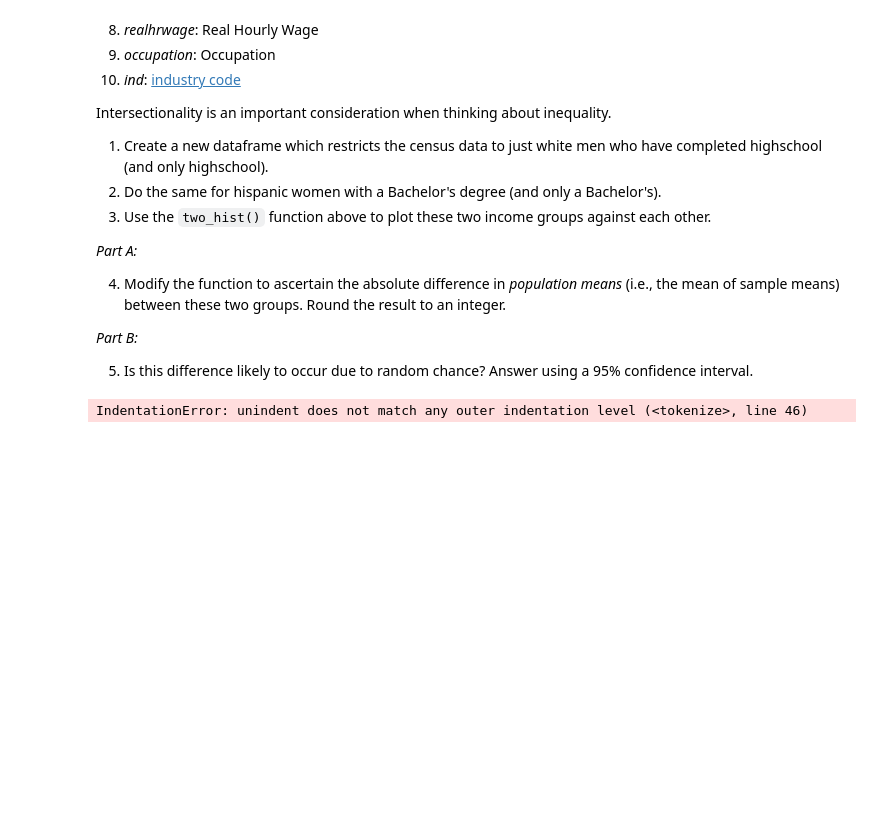
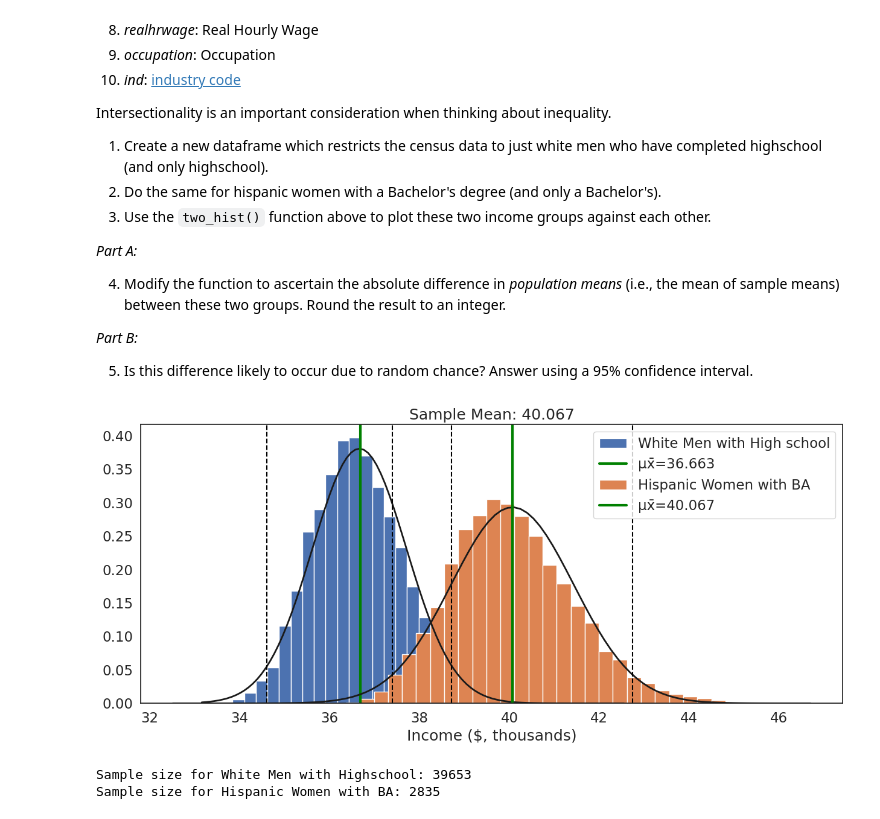
Before and after one commit to yuhengding1206/QM2-2024, a Jupyter notebook: notebooks/W05. Distributions and Basic Statistics.ipynb, the cells around one changed output. Saved outputs shown, nothing was run; the diff lists cells and outputs as text; code cells hidden in the pictures; blank space fills up the shorter version.

```diff
--- a/notebooks/W05. Distributions and Basic Statistics.ipynb
+++ b/notebooks/W05. Distributions and Basic Statistics.ipynb
@@ -598,54 +587,54 @@ Intersectionality is an important consideration when thinking about inequality.
 
 5. Is this difference likely to occur due to random chance? Answer using a 95% confidence interval.
 # %%
-Male = df[(df['sex']==1) & (df['race']==1) & (df['sch']==12)]['income'] # Create a new dataframe containing only income values for men
-# filter to select Hispanic women with a Bachelor's degree (sch=16)
-Female = df[(df['sex']==2) & (df['race']==3) & (df['sch']==16)]['income'] # create a new dataframe containing only income values for women
-
-# Call the two_hist function with the modified DataFrames
-two_hist([Male,Female],['White Men with Highschool', 'Hispanic Women with BA'],'Income ($, thousands)', "Income Sample Means")
+#Question 1-3
+Male =  df[(df['sex'] == 1) & (df['race'] == 1) & (df['sch'] == 12)]['income']
+Female = df[(df['sex'] == 2) & (df['race'] == 3) & (df['sch'] == 16)]['income']
+two_hist([Male,Female],['White Men with High school', 'Hispanic Women with BA'],'Income ($, thousands)', "Income Sample Means")
 
 def two_hist(groups,group_labs,xlab, title): # define a function called two_hist that takes a list of groups, a list of group labels, an x-axis label, and a title as arguments
+    plt.figure(figsize=(15,6)) # set the figure size
 
-		plt.figure(figsize=(15,6)) # set the figure size
+    it=-1 # create a counter variable called "it" and set it equal to -1
+    for var in groups: # loop through each group in the list of groups
+        it+=1 # increase the iterator by 1
+        sample_size=1000 # set the sample size equal to 1000
+        sample_means=[] # create an empty list to store sample means
+        iterations=10000 # set the number of iterations equal to 10,000
 
-		it=-1 # create a counter variable called "it" and set it equal to -1
-		for var in groups: # loop through each group in the list of groups
-			it+=1 # increase the iterator by 1
-			sample_size=1000 # set the sample size equal to 1000
-			sample_means=[] # create an empty list to store sample means
-			iterations=10000 # set the number of iterations equal to 10,000
+        for i in range(0,iterations): # loop through the number of iterations
+            sample=var.sample(sample_size, replace=True) # draw a sample of the size specified by the "sample_size" parameter
+            sample_mean=sample.mean() # calculate the mean of the sample
+            sample_means.append(sample_mean) # append the sample mean to the list of sample means
 
-			for i in range(0,iterations): # loop through the number of iterations
-				sample=var.sample(sample_size, replace=True) # draw a sample of the size specified by the "sample_size" parameter
-				sample_mean=sample.mean() # calculate the mean of the sample
-				sample_means.append(sample_mean) # append the sample mean to the list of sample means
+        plt.hist(sample_means, bins=int(iterations/300),edgecolor='white',density=True, label=group_labs[it])  # plot a histogram of the sample means
+        mu, se = norm.fit(sample_means) # fit a normal distribution to the data
+        xmin, xmax = plt.xlim() # set the x-axis limits
+        x = np.linspace(xmin, xmax, 100) # create a range of values from the minimum to the maximum x-axis value
+        p = norm.pdf(x, mu, se) # calculate the probability density function for the normal distribution
 
-			plt.hist(sample_means, bins=int(iterations/300),edgecolor='white',density=True, label=group_labs[it])  # plot a histogram of the sample means
-			mu, se = norm.fit(sample_means) # fit a normal distribution to the data
-			xmin, xmax = plt.xlim() # set the x-axis limits
-			x = np.linspace(xmin, xmax, 100) # create a range of values from the minimum to the maximum x-axis value
-			p = norm.pdf(x, mu, se) # calculate the probability density function for the normal distribution
+        mean=var.mean() # calculate the mean of the variable
+        lower_ci=mu-se*1.96 # calculate the lower bound of the 95% confidence interval
+        upper_ci=mu+se*1.96 # calculate the upper bound of the 95% confidence interval
 
-			mean=var.mean() # calculate the mean of the variable
-			lower_ci=mu-se*1.96 # calculate the lower bound of the 95% confidence interval
-			upper_ci=mu+se*1.96 # calculate the upper bound of the 95% confidence interval
+        plt.plot(x, p, 'k', linewidth=2) # plot the normal distribution
+        plt.xlabel(xlab) # add an x-axis label
+        plt.title('Distribution of Sample Means (n={})'.format(sample_size)) # add a title
+        plt.title(f'Sample Mean: {round(mu, 3)}')
+        plt.axvline(mean, color='green', linestyle='solid', linewidth=3,label='µx̄='+str(round(mu, 3))) # add a vertical line at the mean of the variable
+        plt.axvline(lower_ci, color='black', linestyle='dashed', linewidth=1.5) # add a vertical line at the mean minus 2 standard deviations
+        plt.axvline(upper_ci, color='black', linestyle='dashed', linewidth=1.5) # add a vertical line at the mean plus 2 standard deviations
+        plt.legend() # add a legend
 
-			plt.plot(x, p, 'k', linewidth=2) # plot the normal distribution
-			plt.xlabel(xlab) # add an x-axis label
-			plt.title('Distribution of Sample Means (n={})'.format(sample_size)) # add a title
-			plt.title(f'Sample Mean: {round(mu, 3)}')
-			plt.axvline(mean, color='green', linestyle='solid', linewidth=3,label='µx̄='+str(round(mu, 3))) # add a vertical line at the mean of the variable
-			plt.axvline(lower_ci, color='black', linestyle='dashed', linewidth=1.5) # add a vertical line at the mean minus 2 standard deviations
-			plt.axvline(upper_ci, color='black', linestyle='dashed', linewidth=1.5) # add a vertical line at the mean plus 2 standard deviations
-			plt.legend() # add a legend
+    plt.show()  # show the plot
 
-		plt.show()  # show the plot
-
-		Male_sample_size = Male.count()
-    Female_sample_size = Female.count()
+    #Indentation fixed here: These lines should be inside the function body, not within the loop
+    Male_sample_size = groups[0].count() # Assuming 'Male' is the first group in 'groups'
+    Female_sample_size = groups[1].count() # Assuming 'Female' is the second group in 'groups'
 
     print(f"Sample size for White Men with Highschool: {Male_sample_size}")
     print(f"Sample size for Hispanic Women with BA: {Female_sample_size}")
 # %% [output]
+[figure, added]
-IndentationError: unindent does not match any outer indentation level (<tokenize>, line 46)
+Sample size for White Men with Highschool: 39653
+Sample size for Hispanic Women with BA: 2835
```
Also changed, not shown: parts of 21 cells of this notebook.
